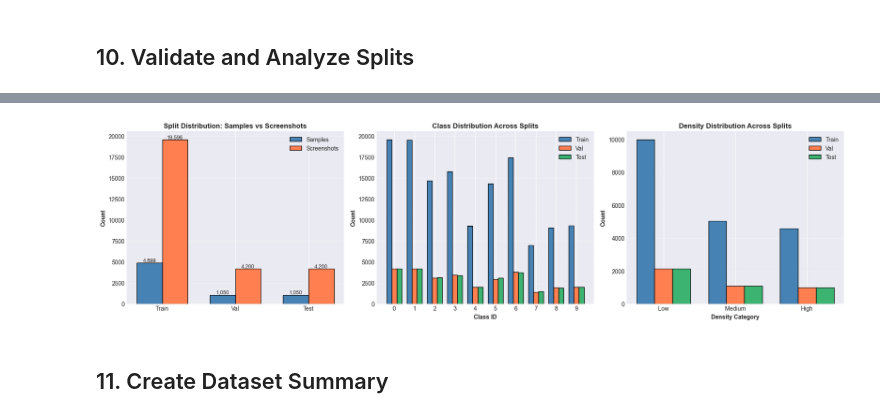
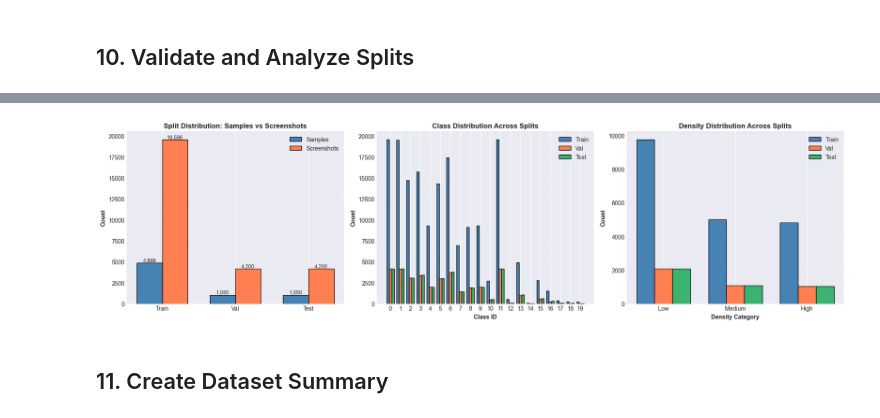
Before and after one commit to SaiGuruInukurthi/WebUIDetection, a Jupyter notebook: Notebooks/02_Dataset_prep.ipynb, the cells around one changed output, grey strips where cells are left out. Drawn from its saved outputs; the diff is of its cells as text; code cells hidden in the pictures.

```diff
--- a/Notebooks/02_Dataset_prep.ipynb
+++ b/Notebooks/02_Dataset_prep.ipynb
@@ -356,11 +403,11 @@ def load_bounding_boxes(sample_id: str, config: str) -> Dict:
     except Exception:
         return {}
 
-def filter_bboxes_top10(bboxes: Dict, element_class_map: Dict[str, str],
-                        top_10_set: set) -> Dict:
+def filter_bboxes_top20(bboxes: Dict, element_class_map: Dict[str, str],
+                        top_20_set: set) -> Dict:
     """
-    Filter bounding boxes to keep only those belonging to top 10 classes.
-    Returns: {element_id: bbox_dict} for top 10 classes only
+    Filter bounding boxes to keep only those belonging to top 20 classes.
+    Returns: {element_id: bbox_dict} for top 20 classes only
     """
     filtered = {}
     for elem_id, bbox in bboxes.items():
@@ -368,14 +415,14 @@ def filter_bboxes_top10(bboxes: Dict, element_class_map: Dict[str, str],
             continue
 
         elem_class = element_class_map.get(elem_id, 'unknown')
-        if elem_class in top_10_set:
+        if elem_class in top_20_set:
             filtered[elem_id] = bbox
 
     return filtered
 
 # Process all samples and collect statistics
-print('Filtering bounding boxes to top 10 classes...')
-top_10_set = set(top_10_classes)
+print('Filtering bounding boxes to top 20 classes...')
+top_20_set = set(top_20_classes)
 
 filtering_stats = []
 filtered_data = {}  # Store filtered bboxes for later use
@@ -389,7 +436,7 @@ for sample_id in tqdm(valid_samples, desc='Filtering samples'):
         element_class_map = build_element_class_map(sample_id, config)
 
         # Filter
-        filtered_bboxes = filter_bboxes_top10(bboxes, element_class_map, top_10_set)
+        filtered_bboxes = filter_bboxes_top20(bboxes, element_class_map, top_20_set)
 
         # Store filtered data
         filtered_data[sample_id][config] = {
@@ -440,7 +487,7 @@ print('FILTERING STATISTICS')
 print(f'{"="*60}')
 print(f'Total screenshots processed: {summary_stats["total_screenshots"]:,}')
 print(f'Original bounding boxes: {summary_stats["total_boxes_original"]:,}')
-print(f'Filtered bounding boxes (top 10): {summary_stats["total_boxes_filtered"]:,}')
+print(f'Filtered bounding boxes (top 20): {summary_stats["total_boxes_filtered"]:,}')
 print(f'Overall retention rate: {summary_stats["overall_retention_rate"]:.2f}%')
 print(f'\nMean boxes per screenshot:')
 print(f'  Original: {summary_stats["mean_boxes_per_screenshot_original"]:.1f}')
@@ -786,7 +833,7 @@ for bars in [bars1, bars2]:
 
 # 2. Class distribution across splits
 ax2 = axes[1]
-class_ids = list(range(10))
+class_ids = list(range(20))
 train_class_counts = [train_stats['class_distribution'].get(i, 0) for i in class_ids]
 val_class_counts = [val_stats['class_distribution'].get(i, 0) for i in class_ids]
 test_class_counts = [test_stats['class_distribution'].get(i, 0) for i in class_ids]
@@ -803,34 +850,34 @@ ax2.set_title('Class Distribution Across Splits', fontweight='bold')
 ax2.set_xticks(x)
 ax2.set_xticklabels(class_ids)
 ax2.legend()
 ax2.grid(axis='y', alpha=0.3)
 
 # 3. Density distribution across splits
 ax3 = axes[2]
 categories = ['low', 'medium', 'high']
 train_density = [train_stats['density_distribution'].get(cat, 0) for cat in categories]
 val_density = [val_stats['density_distribution'].get(cat, 0) for cat in categories]
 test_density = [test_stats['density_distribution'].get(cat, 0) for cat in categories]
 
 x = np.arange(len(categories))
 width = 0.25
 ax3.bar(x - width, train_density, width, label='Train', color='steelblue', edgecolor='black')
 ax3.bar(x, val_density, width, label='Val', color='coral', edgecolor='black')
 ax3.bar(x + width, test_density, width, label='Test', color='mediumseagreen', edgecolor='black')
 
 ax3.set_ylabel('Count', fontweight='bold')
 ax3.set_xlabel('Density Category', fontweight='bold')
 ax3.set_title('Density Distribution Across Splits', fontweight='bold')
 ax3.set_xticks(x)
 ax3.set_xticklabels([cat.capitalize() for cat in categories])
 ax3.legend()
 ax3.grid(axis='y', alpha=0.3)
 
 plt.tight_layout()
 plt.savefig(OUTPUT_DIR / 'split_analysis.png', dpi=300, bbox_inches='tight')
 plt.show()
 # %% [output]
-[figure, old version]
+[figure, new version]
 # %% [markdown]
 ## 11. Create Dataset Summary
 # %%
```
Also changed, not shown: parts of 14 cells of this notebook, 12 other files.
